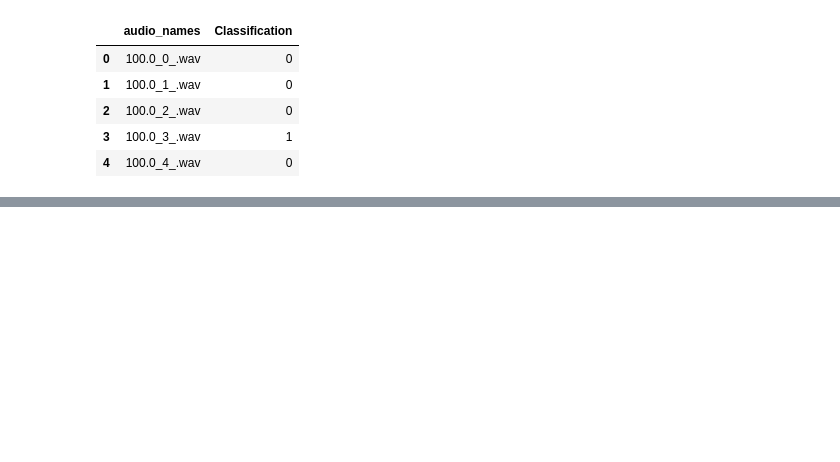
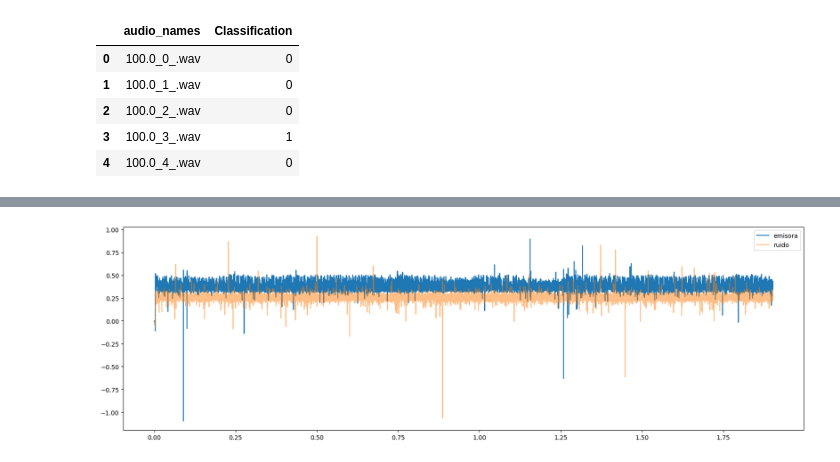
Before and after one commit to dramirezbe/Signal-theory, a Jupyter notebook: SDR/radio_classification.ipynb, the cells around one changed output, grey strips where cells are left out. Saved outputs shown, nothing was run; the diff lists cells and outputs as text; code cells hidden in the pictures; blank space fills up the shorter version.

```diff
--- a/SDR/radio_classification.ipynb
+++ b/SDR/radio_classification.ipynb
@@ -120,3 +158,12 @@ plt.show()
+# %%
+plt.figure(figsize=(20,6))
+
+plt.plot(t, audio_ones[200], label='emisora')
+plt.plot(t, audio_zeros[200], label='ruido', alpha=.5)
+plt.legend()
+plt.show()
+# %% [output]
+[figure, added]
 # %%
 snrdB = snr(audio_ones, audio_zeros)
 print(f'snr de las señales respecto al ruidoo es ={snrdB}dB')
```
Also changed, not shown: parts of 11 cells of this notebook.
